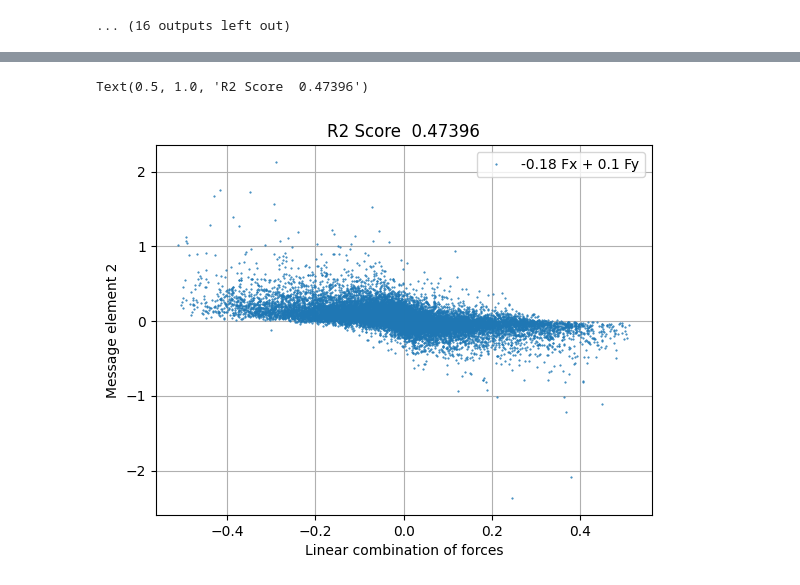
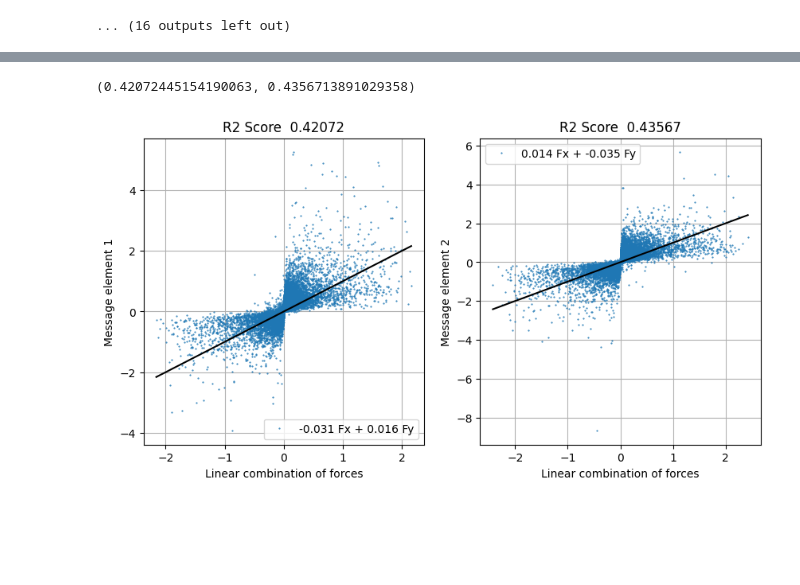
Before and after one commit to elizabethsztan/symbolic_distillation_GNNs, a Jupyter notebook: testing/latent_representation.ipynb, the cells around one changed output, grey strips where cells are left out. Cells and saved outputs as stored; diff of their text form; code cells hidden in the pictures; blank space fills up the shorter version.

```diff
--- a/testing/latent_representation.ipynb
+++ b/testing/latent_representation.ipynb
@@ -381,14 +309,5 @@ Text(0.5, 1.0, 'R2 Score  0.47396')
-# %%
-lin_combo2 = c*fx_c +d*fy_c
-
-message2_r2 = r2_score (best_messages_c[:,0], lin_combo1) #calc r2 score
-
-plt.plot(lin_combo2, best_messages_c[:,0], 'o', markersize = '0.5', label = f"{a:.2g} Fx + {b:.2g} Fy")
-plt.grid()
-plt.xlabel(f"Linear combination of forces")
-plt.ylabel(f"Message element 2")
-plt.legend()
-plt.title(f"R2 Score {message2_r2: .5g}")
-# %% [output]
-Text(0.5, 1.0, 'R2 Score  0.47396')
-[figure, removed]
+# %%
+r2_plots(model_l1, X_test_rand)
+# %% [output]
+(0.42072445154190063, 0.4356713891029358)
+[figure, added]
```
Also changed, not shown: parts of 17 cells of this notebook.
